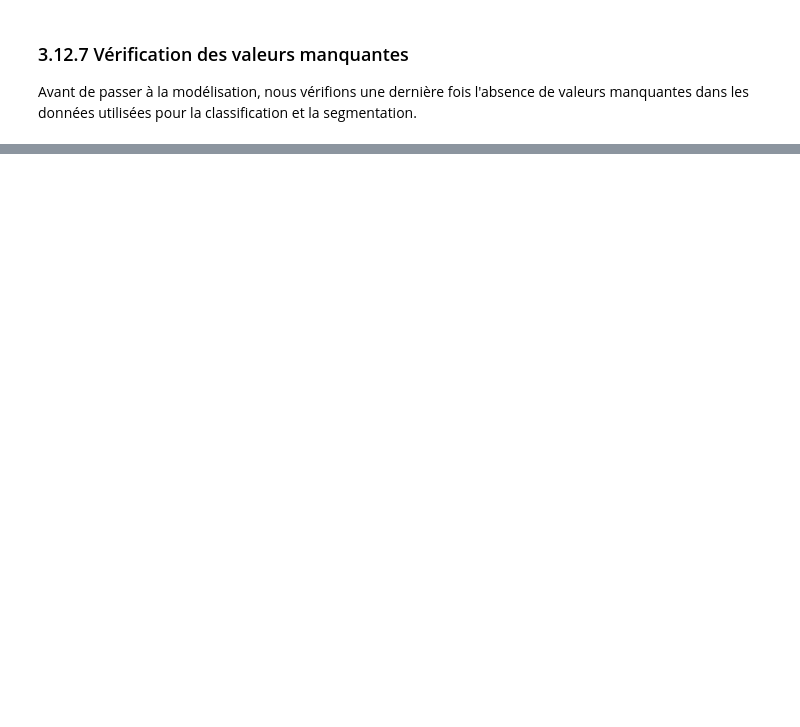
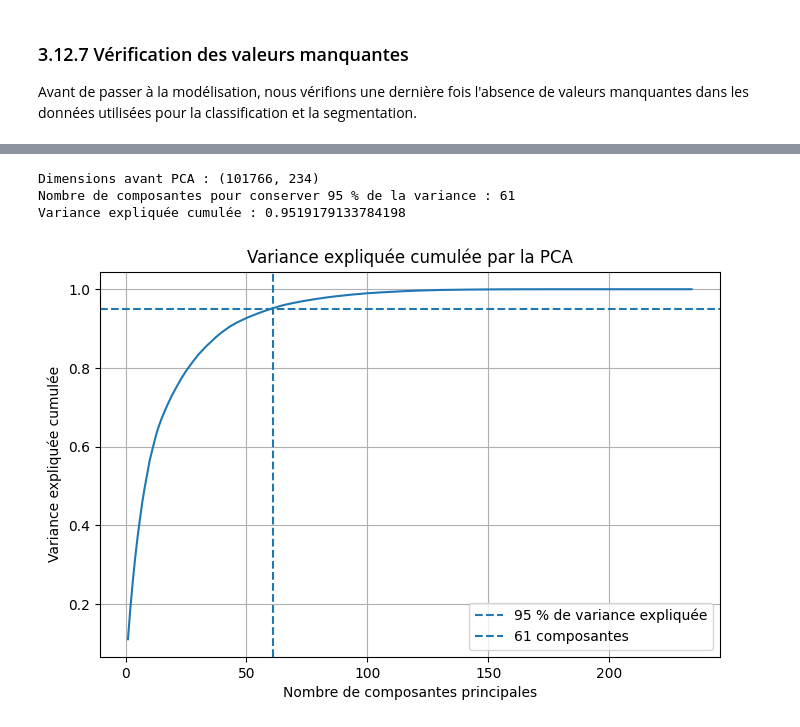
Before and after one commit to AlaKh09/Mentalist, a Jupyter notebook: mentalist_part1.ipynb, the cells around one changed output, grey strips where cells are left out. Cells and saved outputs as stored; diff of their text form; code cells hidden in the pictures; blank space fills up the shorter version.

```diff
--- a/mentalist_part1.ipynb
+++ b/mentalist_part1.ipynb
@@ -2486,0 +2733,69 @@ chacun des deux objectifs de modélisation.
+# %%
+import numpy as np
+from sklearn.decomposition import PCA
+
+# Conversion en matrice dense pour PCA
+if hasattr(X_segmentation_transformed, "toarray"):
+    X_segmentation_dense = X_segmentation_transformed.toarray()
+else:
+    X_segmentation_dense = X_segmentation_transformed
+
+print("Dimensions avant PCA :", X_segmentation_dense.shape)
+
+# PCA initiale pour étudier la variance expliquée
+pca_full = PCA()
+pca_full.fit(X_segmentation_dense)
+
+# Variance expliquée cumulée
+cumulative_variance = np.cumsum(
+    pca_full.explained_variance_ratio_
+)
+
+# Nombre de composantes permettant de conserver au moins 95 % de la variance
+n_components_95 = (
+    np.argmax(cumulative_variance >= 0.95) + 1
+)
+
+print(
+    "Nombre de composantes pour conserver 95 % de la variance :",
+    n_components_95
+)
+
+print(
+    "Variance expliquée cumulée :",
+    cumulative_variance[n_components_95 - 1]
+)
+# %% [output]
+Dimensions avant PCA : (101766, 234)
+Nombre de composantes pour conserver 95 % de la variance : 61
+Variance expliquée cumulée : 0.9519179133784198
+# %%
+import matplotlib.pyplot as plt
+
+plt.figure(figsize=(8, 5))
+
+plt.plot(
+    range(1, len(cumulative_variance) + 1),
+    cumulative_variance
+)
+
+plt.axhline(
+    y=0.95,
+    linestyle="--",
+    label="95 % de variance expliquée"
+)
+
+plt.axvline(
+    x=n_components_95,
+    linestyle="--",
+    label=f"{n_components_95} composantes"
+)
+
+plt.xlabel("Nombre de composantes principales")
+plt.ylabel("Variance expliquée cumulée")
+plt.title("Variance expliquée cumulée par la PCA")
+plt.legend()
+plt.grid()
+plt.show()
+# %% [output]
+[figure, added]
```
Also changed, not shown: parts of 52 cells of this notebook.
